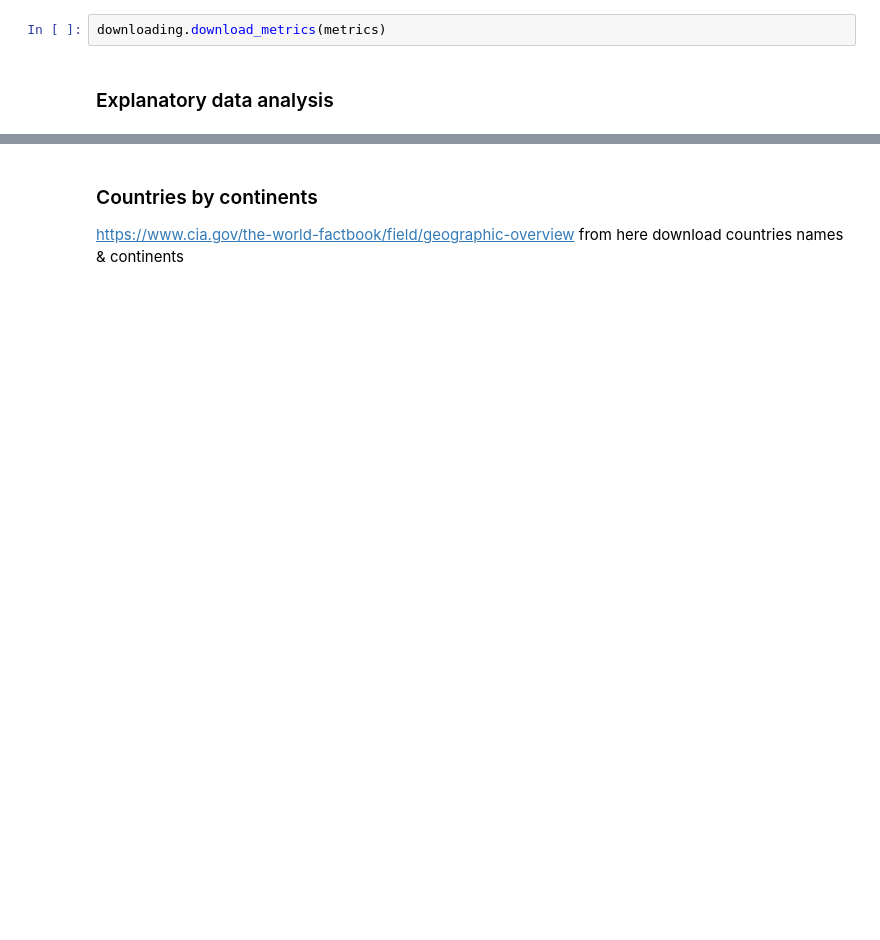
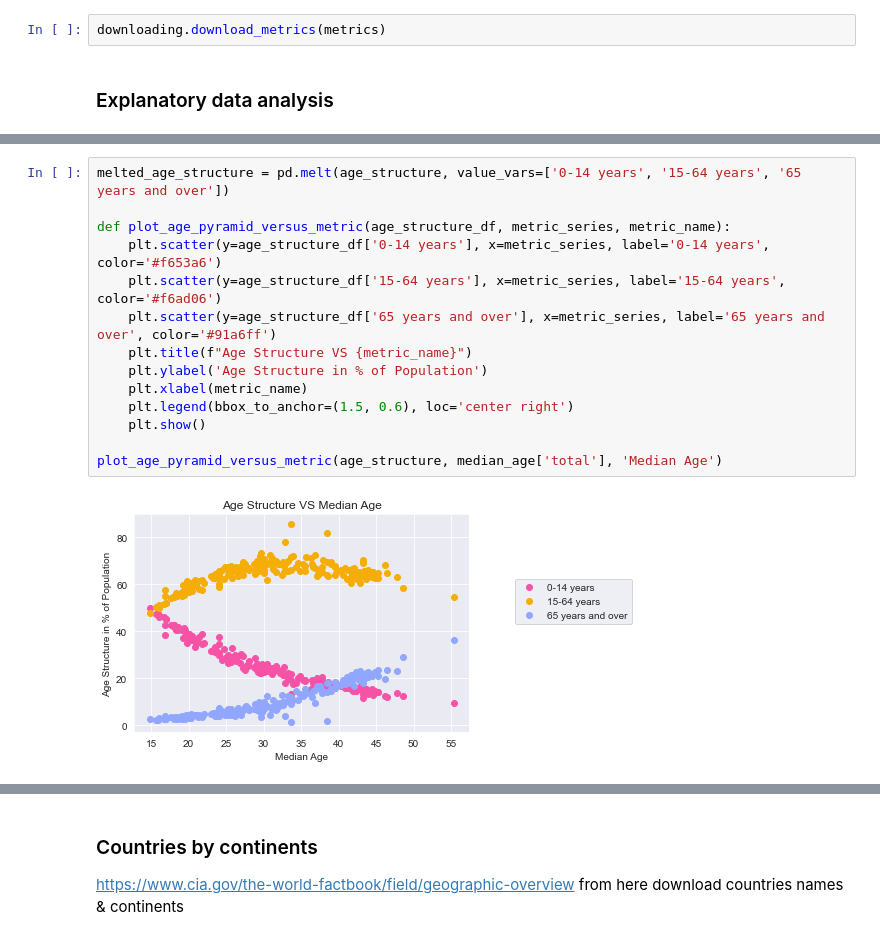
Before and after one commit to farqlia/WorldCountriesProject, a Jupyter notebook: notebooks/Aging Population Classification.ipynb, the cells around one changed output, grey strips where cells are left out. Drawn from its saved outputs; the diff is of its cells as text; blank space fills up the shorter version.

```diff
--- a/notebooks/Aging Population Classification.ipynb
+++ b/notebooks/Aging Population Classification.ipynb
@@ -63,0 +77,16 @@ max     49.700000    85.510000          36.180000   55.400000
+# %%
+melted_age_structure = pd.melt(age_structure, value_vars=['0-14 years', '15-64 years', '65 years and over'])
+
+def plot_age_pyramid_versus_metric(age_structure_df, metric_series, metric_name):
+    plt.scatter(y=age_structure_df['0-14 years'], x=metric_series, label='0-14 years', color='#f653a6')
+    plt.scatter(y=age_structure_df['15-64 years'], x=metric_series, label='15-64 years', color='#f6ad06')
+    plt.scatter(y=age_structure_df['65 years and over'], x=metric_series, label='65 years and over', color='#91a6ff')
+    plt.title(f"Age Structure VS {metric_name}")
+    plt.ylabel('Age Structure in % of Population')
+    plt.xlabel(metric_name)
+    plt.legend(bbox_to_anchor=(1.5, 0.6), loc='center right')
+    plt.show()
+
+plot_age_pyramid_versus_metric(age_structure, median_age['total'], 'Median Age')
+# %% [output]
+[figure, added]
```
Also changed, not shown: parts of 15 cells of this notebook, 18 other files.
